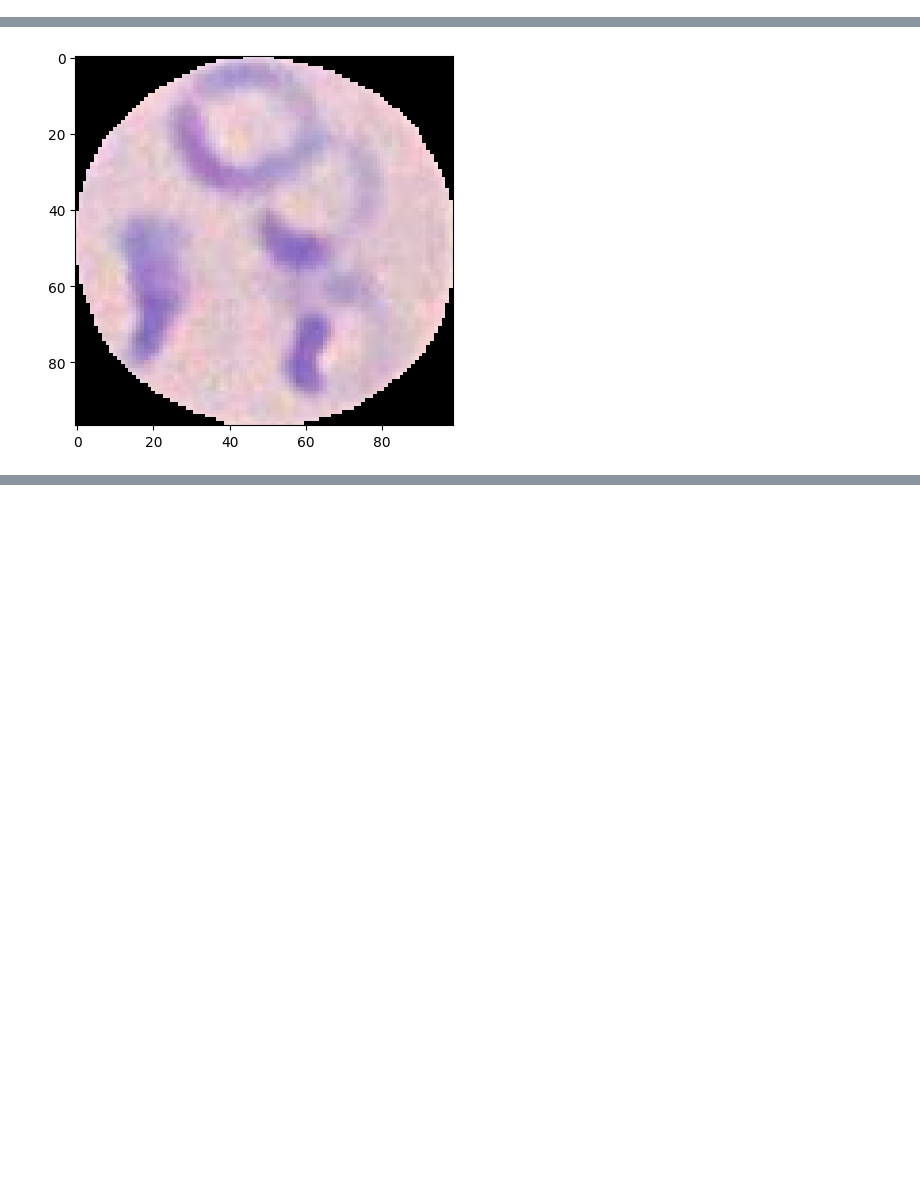
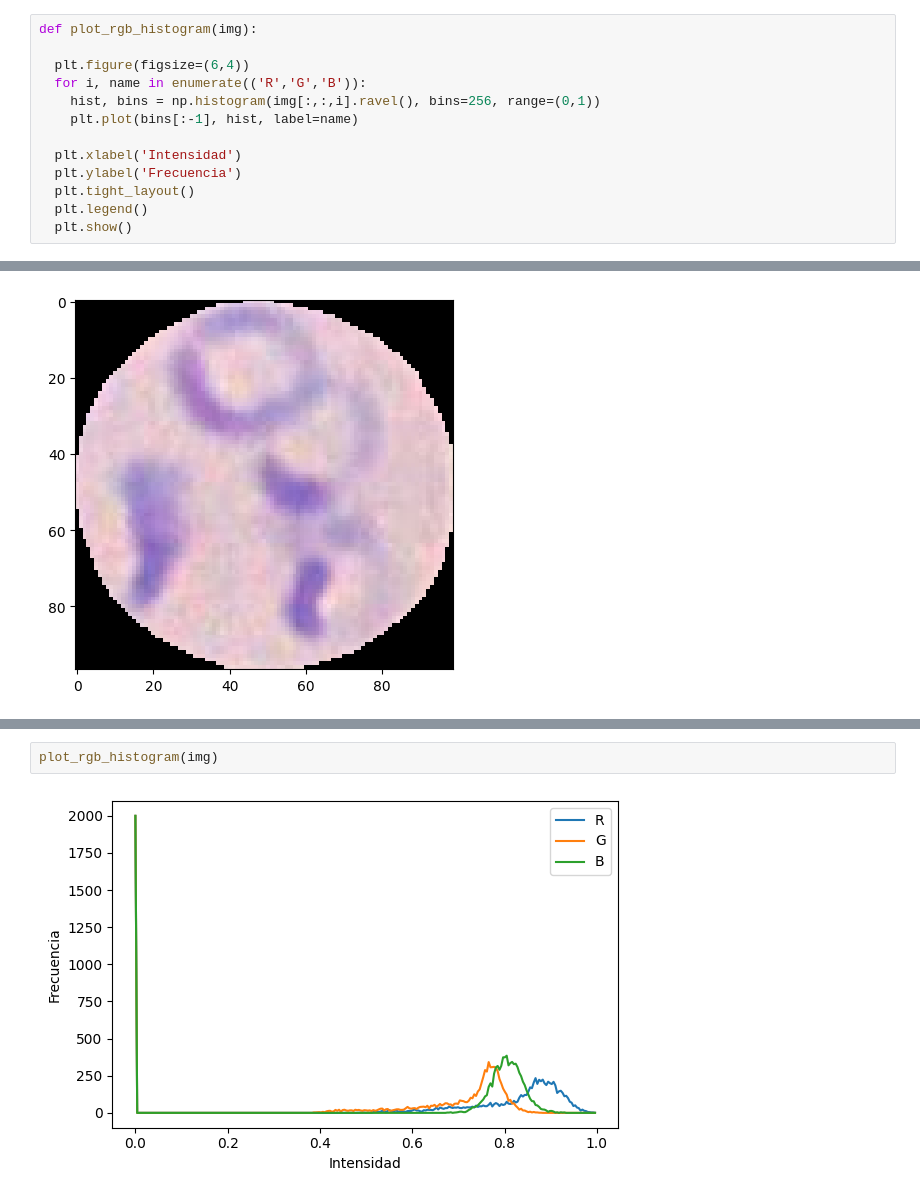
Before and after one commit to asegura4488/CienciaDatos, a Jupyter notebook: Semana6/SegmentacionImagenes.ipynb, the cells around one changed output, grey strips where cells are left out. Drawn from its saved outputs; the diff is of its cells as text; blank space fills up the shorter version.

```diff
--- a/Semana6/SegmentacionImagenes.ipynb
+++ b/Semana6/SegmentacionImagenes.ipynb
@@ -44,0 +67,13 @@ for ref_path in Path(root).rglob("*_ref.png"):
+# %%
+def plot_rgb_histogram(img):
+
+  plt.figure(figsize=(6,4))
+  for i, name in enumerate(('R','G','B')):
+    hist, bins = np.histogram(img[:,:,i].ravel(), bins=256, range=(0,1))
+    plt.plot(bins[:-1], hist, label=name)
+
+  plt.xlabel('Intensidad')
+  plt.ylabel('Frecuencia')
+  plt.tight_layout()
+  plt.legend()
+  plt.show()
@@ -52,0 +115,4 @@ plt.imshow(img)
+# %%
+plot_rgb_histogram(img)
+# %% [output]
+[figure, added]
```
Also changed, not shown: parts of 7 cells of this notebook.
